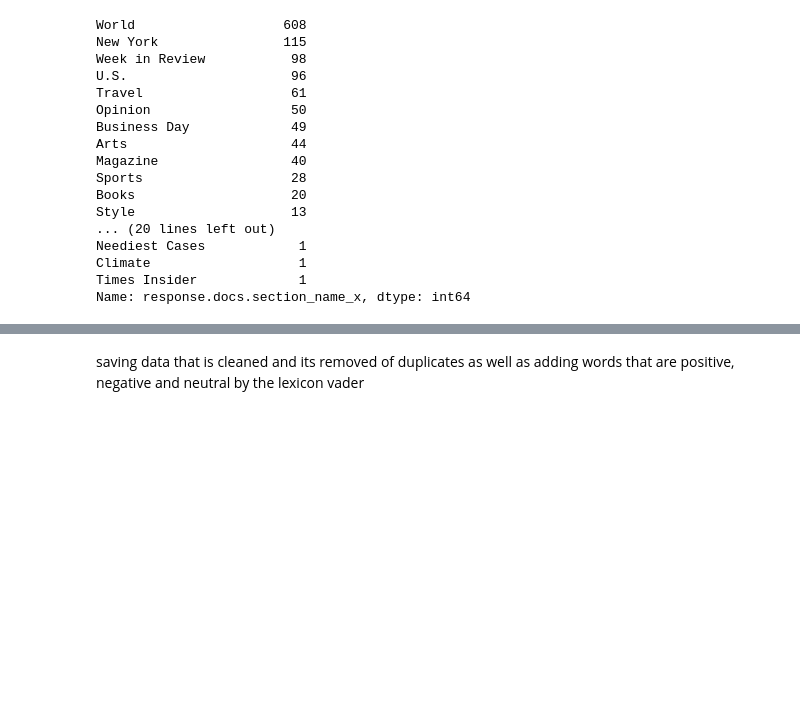
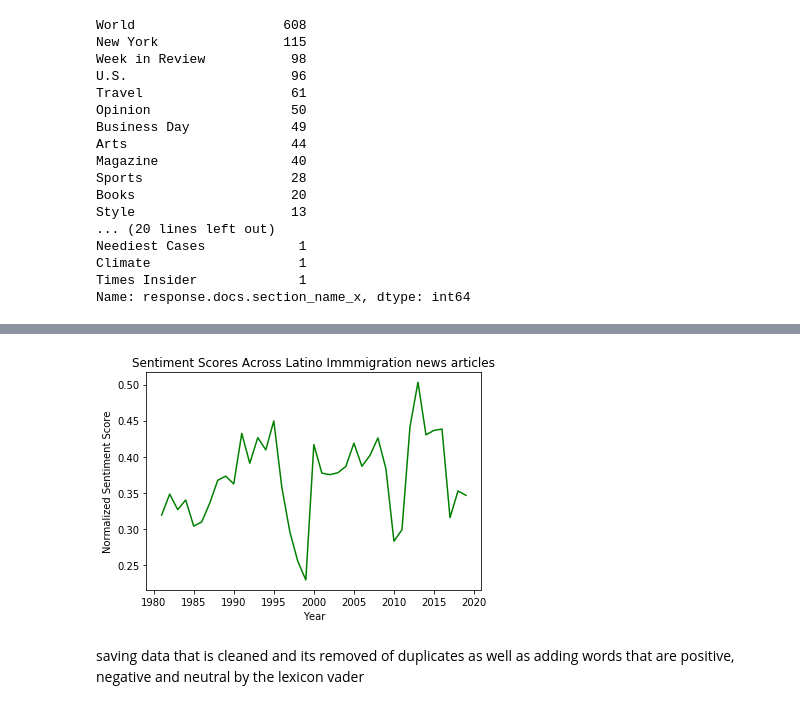
Before and after one commit to gcarvajal1222/Sentiment-Analysis-NYT-Immigration-Articles, a Jupyter notebook: Retraining Words NYT.ipynb, the cells around one changed output, grey strips where cells are left out. Saved outputs shown, nothing was run; the diff lists cells and outputs as text; code cells hidden in the pictures; blank space fills up the shorter version.

Commit message:
Time series analysis on latino immigration

```diff
--- a/Retraining Words NYT.ipynb
+++ b/Retraining Words NYT.ipynb
@@ -641,0 +661,2 @@ Name: response.docs.section_name_x, dtype: int64
+# %%
+df_all_Latino['year']=df_all_Latino['response.docs.pub_date'].dt.year
@@ -641,0 +669,2 @@ Name: response.docs.section_name_x, dtype: int64
+# %%
+df_all_Latino['month'] = df_all_Latino['response.docs.pub_date'].dt.month
@@ -641,0 +681,2 @@ Name: response.docs.section_name_x, dtype: int64
+# %%
+df_all_Latino['normalized_compound'] = [(float(i)-min(df_all_Latino['compound_scores_vader']))/(max(df_all_Latino['compound_scores_vader'])-min(df_all_Latino['compound_scores_vader'])) for i in df_all_Latino['compound_scores_vader']]
@@ -642,3 +699,18 @@ Name: response.docs.section_name_x, dtype: int64
+# %%
+df_all_Latino = df_all_Latino .set_index(df_all_Latino['response.docs.pub_date'])
+# %%
+mean_years= df_all_Latino['normalized_compound'].resample('1 y').mean()
+
+
+# Plot mean python/rstats by day
+plt.plot(mean_years.index.year, mean_years, color = 'green')
+
+plt.xlabel('Year')
+plt.ylabel('Normalized Sentiment Score')
+plt.title('Sentiment Scores Across Latino Immmigration news articles')
+plt.show()
+# %% [output]
+[figure, added]
 # %% [markdown]
 saving data that is cleaned and its removed of duplicates as well as adding words that are positive, negative and neutral by the lexicon vader
 # %%
```
Also changed, not shown: parts of 8 cells of this notebook.
